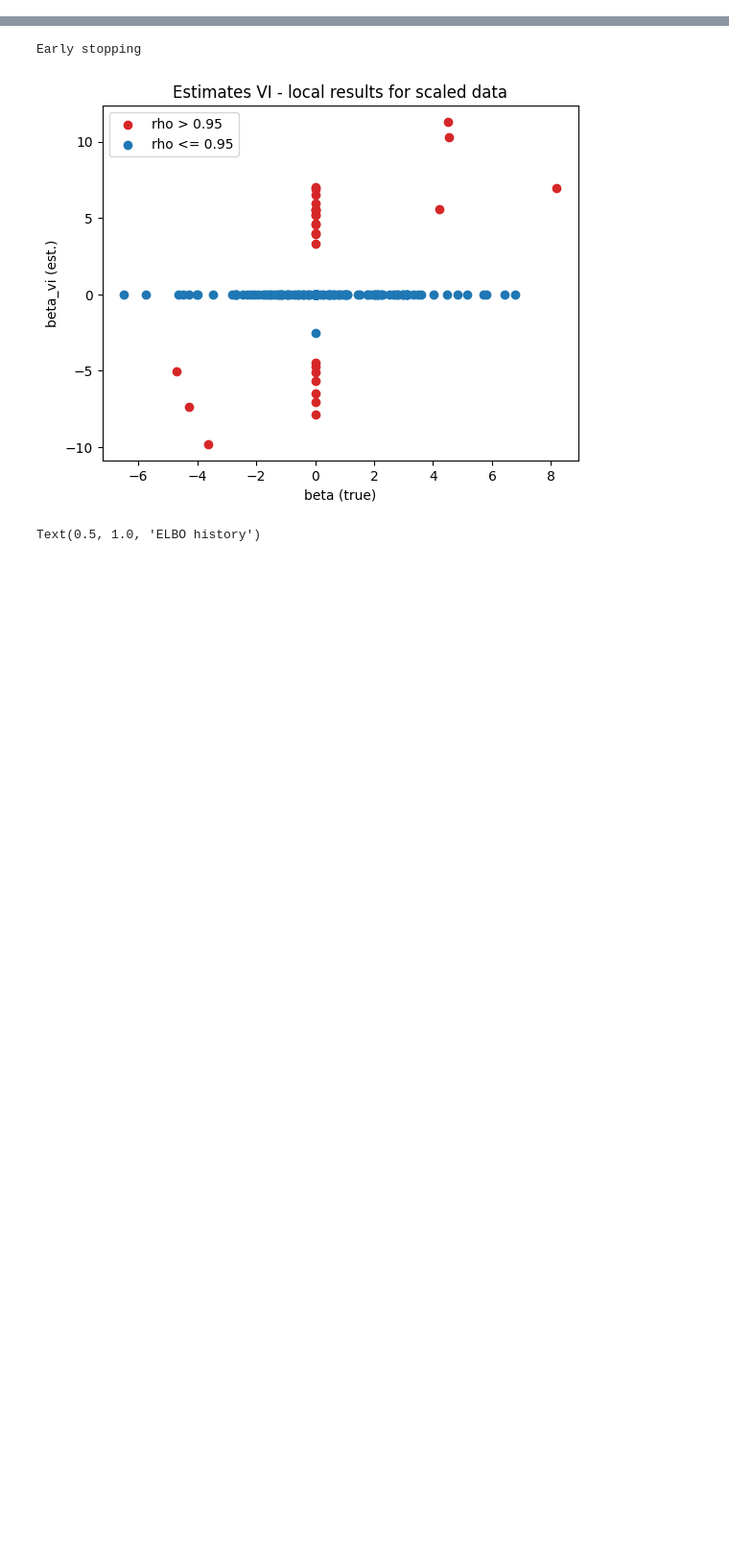
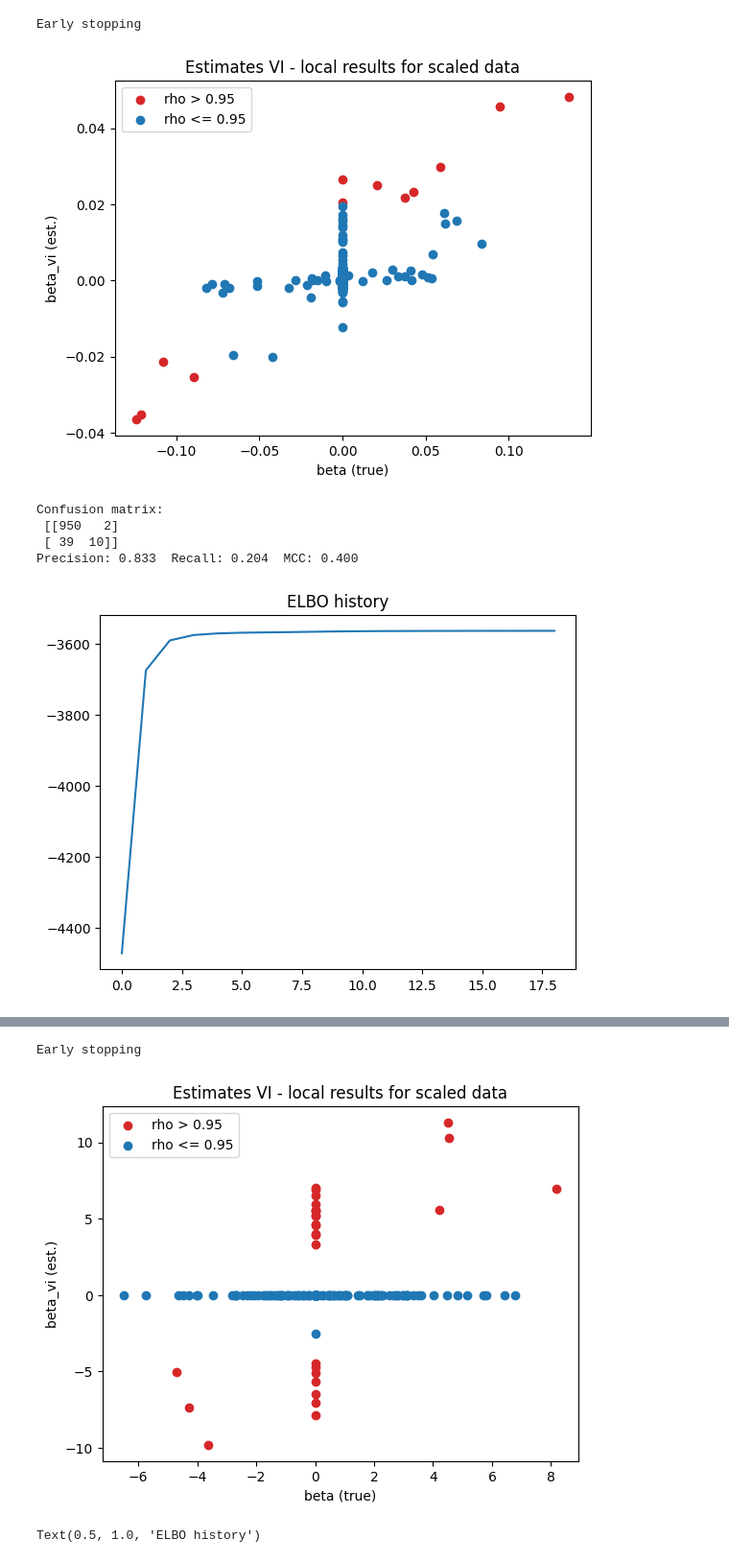
Before and after one commit to mariaestera/vi_tobit, a Jupyter notebook: debugging_beta_blocks_2.ipynb, the cells around one changed output, grey strips where cells are left out. Shown at 96% size. Saved outputs shown, nothing was run; the diff lists cells and outputs as text; code cells hidden in the pictures; blank space fills up the shorter version.

```diff
--- a/debugging_beta_blocks_2.ipynb
+++ b/debugging_beta_blocks_2.ipynb
@@ -196,0 +33,79 @@ ValueError: operands could not be broadcast together with shapes (1001,) (1000,)
+# %%
+import aux_functions as aux_f
+from mfvi_script import summary_orig
+import mfvi_blocks_script
+from importlib import reload
+reload(mfvi_blocks_script)
+from mfvi_blocks_script import SparseTobitStructuredVI
+
+model_vi = SparseTobitStructuredVI(
+    X, y,
+    beta_blocks = beta_blocks,
+    tau2= 0.001,
+    pi0= 0.1,
+    seed= 22,
+)
+
+model_vi.fit(
+    n_iter = 1000,
+    em = False,
+    gamma_batch_size = 1,
+)
+
+summary = model_vi.summary()
+summary["n_iters"] = len(model_vi.elbo_history)
+summary = summary_orig(summary, mu_y, sd_y, 0)
+
+pip_tr = 0.8
+beta_vi = summary["m"]
+mask = summary["rho"] > pip_tr
+
+plt.scatter(beta[mask], beta_vi[mask], color="tab:red", label="rho > 0.95")
+plt.scatter(beta[~mask], beta_vi[~mask], color="tab:blue", label="rho <= 0.95")
+plt.title("Estimates VI - local results for scaled data")
+plt.xlabel("beta (true)")
+plt.ylabel("beta_vi (est.)")
+plt.legend()
+plt.show()
+
+plt.plot(model_vi.elbo_history)
+plt.title("ELBO history")
+
+from sklearn.metrics import (
+    confusion_matrix, precision_score, recall_score,
+    matthews_corrcoef, roc_curve, roc_auc_score
+)
+
+# Ground truth: nonzero true coefficients; predicted via PIP threshold at 0.5
+y_true = (beta != 0).astype(int)
+y_pred = (model_vi.rho > pip_tr).astype(int)
+
+# Confusion matrix and metrics
+cm = confusion_matrix(y_true, y_pred)
+precision = precision_score(y_true, y_pred)
+recall = recall_score(y_true, y_pred)
+mcc = matthews_corrcoef(y_true, y_pred)
+
+print("Confusion matrix:\n", cm)
+print(f"Precision: {precision:.3f}  Recall: {recall:.3f}  MCC: {mcc:.3f}")
+
+# ROC curve using rho as continuous score
+fpr, tpr, _ = roc_curve(y_true, model_vi.rho)
+auc = roc_auc_score(y_true, model_vi.rho)
+
+plt.figure(figsize=(5, 5))
+plt.plot(fpr, tpr, label=f"ROC (AUC = {auc:.3f})")
+plt.plot([0, 1], [0, 1], linestyle="--", color="gray")
+plt.xlabel("False Positive Rate")
+plt.ylabel("True Positive Rate")
+plt.title("ROC curve")
+plt.legend()
+plt.show()
+# %% [output]
+Early stopping
+[figure, added]
+Confusion matrix:
+ [[950   2]
+ [ 39  10]]
+Precision: 0.833  Recall: 0.204  MCC: 0.400
+[figure, added]
```
Also changed, not shown: parts of 7 cells of this notebook, 6 other files.
